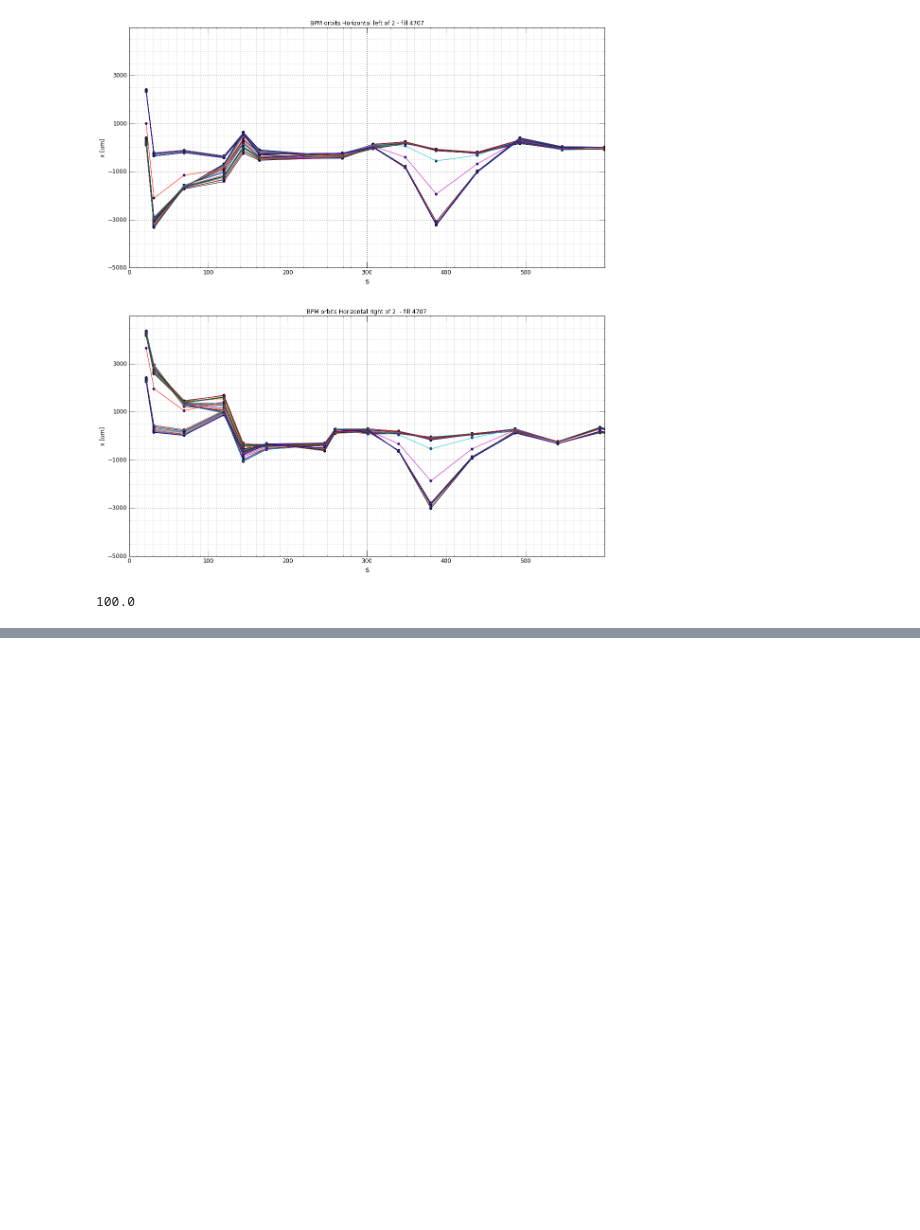
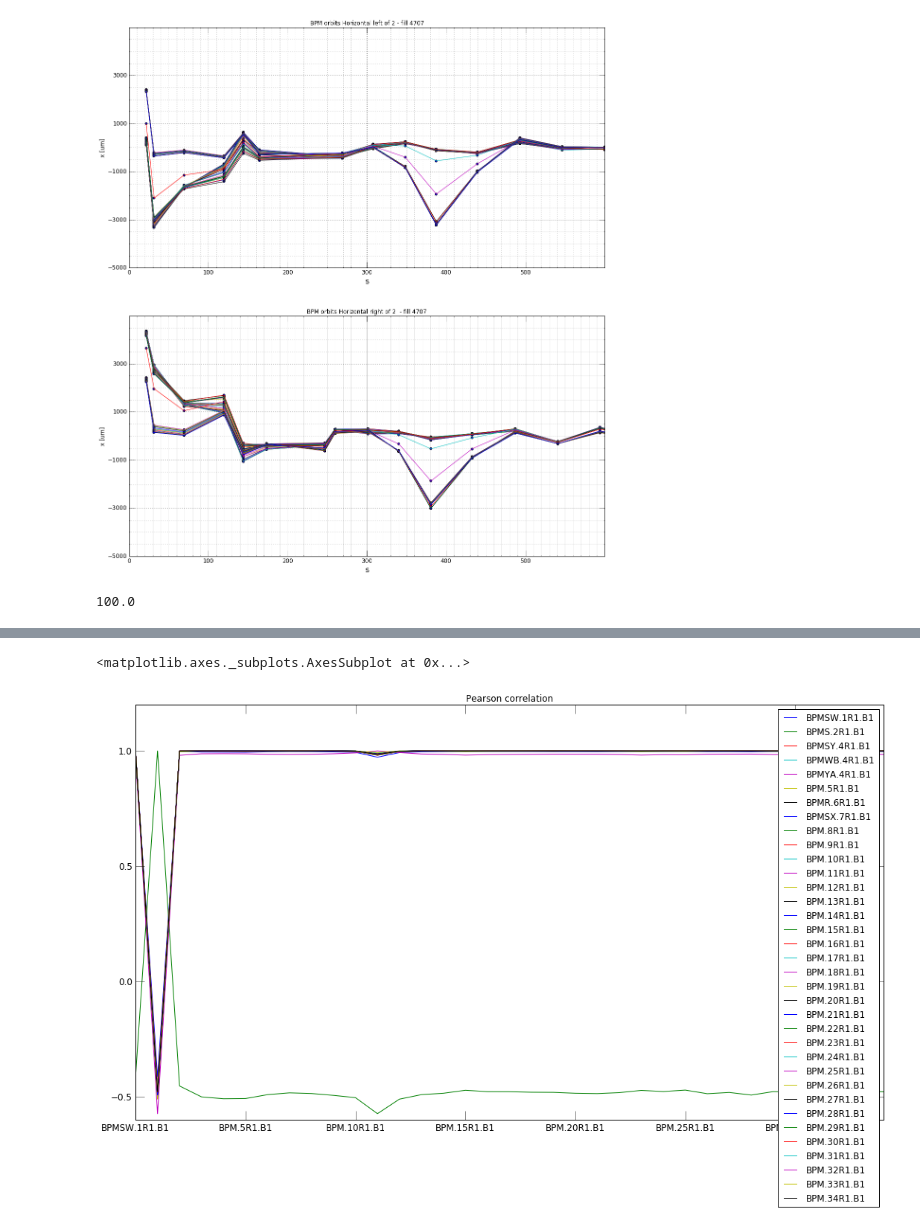
Before and after one commit to TMsangohan/Python_Tracking_Sec_Beams, a Jupyter notebook: BPM_ALL_IP.ipynb, the cells around one changed output, grey strips where cells are left out. Cells and saved outputs as stored; diff of their text form; code cells hidden in the pictures; blank space fills up the shorter version.

```diff
--- a/BPM_ALL_IP.ipynb
+++ b/BPM_ALL_IP.ipynb
@@ -232,0 +245,5 @@ plotbpm(fill4707,
+# %%
+bpmrtest.corr(method='pearson').plot(figsize=(18,10),title='Pearson correlation')
+# %% [output]
+<matplotlib.axes._subplots.AxesSubplot at 0x...>
+[figure, added]
```
Also changed, not shown: parts of 17 cells of this notebook.
